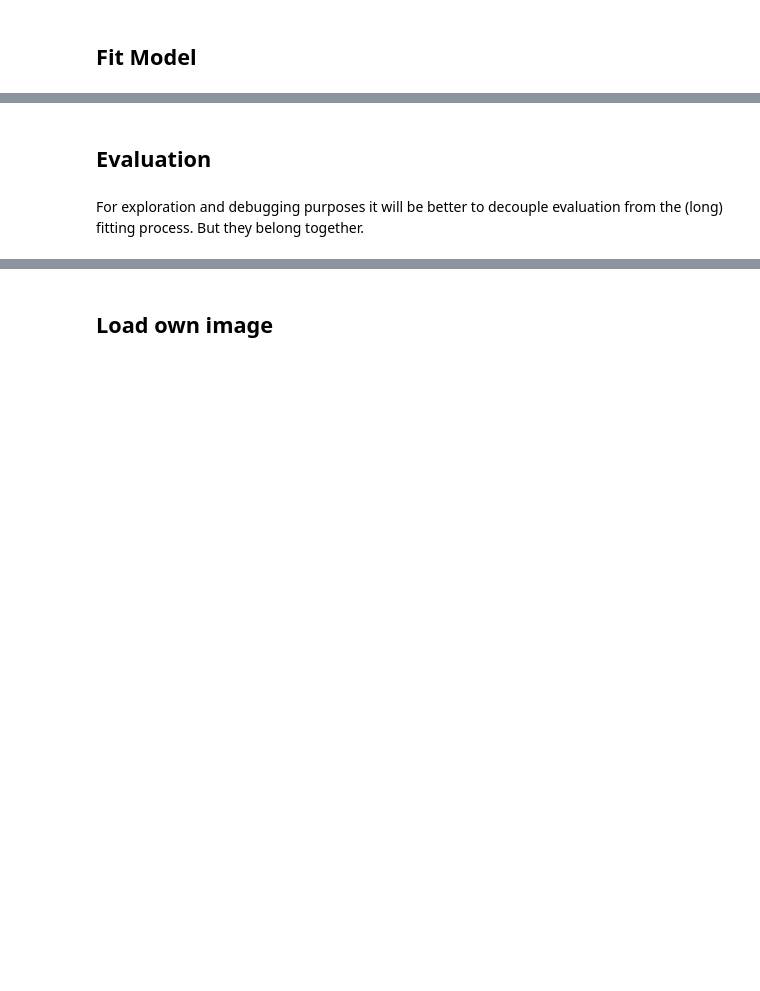
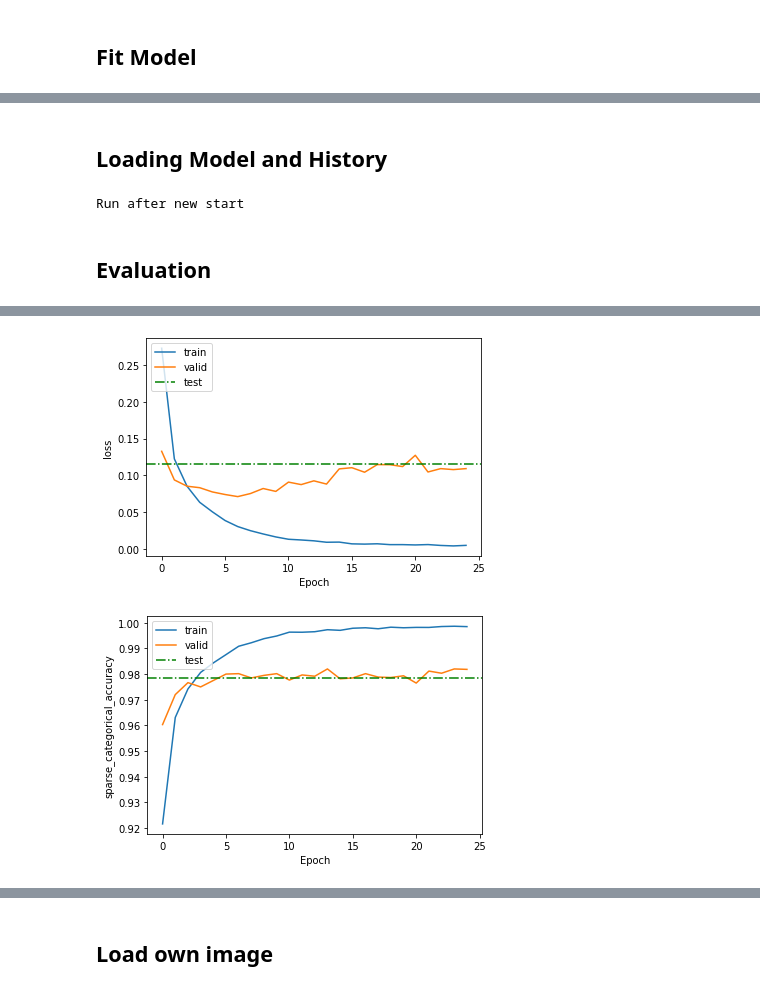
Before and after one commit to thomasmanke/ABS, a Jupyter notebook: Notebooks/ANN/ANN_004_ImageClassification.ipynb, the cells around one changed output, grey strips where cells are left out. Drawn from its saved outputs; the diff is of its cells as text; code cells hidden in the pictures; blank space fills up the shorter version.

Commit message:
Notebooks/ANN/ANN_004_ImageClassification.ipynb: updated model save and image loading

```diff
--- a/Notebooks/ANN/ANN_004_ImageClassification.ipynb
+++ b/Notebooks/ANN/ANN_004_ImageClassification.ipynb
@@ -175,5 +209,16 @@ Tip: If you are on colab.research.google, you might want to activatate the "GPU
+# %% [markdown]
+## Loading Model and History
+# %%
+%%script echo Run after new start
+model_fn   = 'minst_model.h5'
+history_fn = 'minst_history.npy'
+
+mod1 = tf.keras.models.load_model(model_fn)
+fh1 = np.load(history_fn, allow_pickle=True).item()
+
+# For the following to work you will also have to
+# load and normalize the test_data !!!!
+# %% [output]
+Run after new start
 # %% [markdown]
 ## Evaluation
-# %% [markdown]
-For exploration and debugging purposes it will be better to decouple
-evaluation from the (long) fitting process. But they belong together.
@@ -189,0 +225,29 @@ evaluation from the (long) fitting process. But they belong together.
+# %%
+## Plotting history and test accuracy
+def plot_fit_history(fh, name='loss', test_score=0):
+  """Plots history of metrics 'name'
+  The validation metrics will also be plotted if available as 'val_name' (Keras convention)
+  A test_score can be added to compare the evolution"""
+
+  if name not in fh.history:
+      print('plot_fit_history: {} is not a key in history !'.format(name))
+      return
+  val_name = 'val_' + name
+  plt.plot(fh.history[name],     label='train')
+
+  if val_name in fh.history:
+    # add validation if in data
+    plt.plot(fh.history[val_name], label='valid')
+
+  plt.axhline(y=test_score, color='green', linestyle='-.',label = 'test')
+  plt.xlabel('Epoch')
+  plt.ylabel(name)
+  plt.legend(loc='upper left')
+  plt.show()
+
+test_loss, test_acc = mod1.evaluate(X_test, y_test)
+
+a_name='sparse_categorical_accuracy'
+plot_fit_history(fh1, 'loss', test_loss)
+plot_fit_history(fh1, a_name, test_acc)
+# %% [output]
@@ -189,0 +255,2 @@ evaluation from the (long) fitting process. But they belong together.
+[figure, added]
+[figure, added]
```
Also changed, not shown: parts of 26 cells of this notebook.
